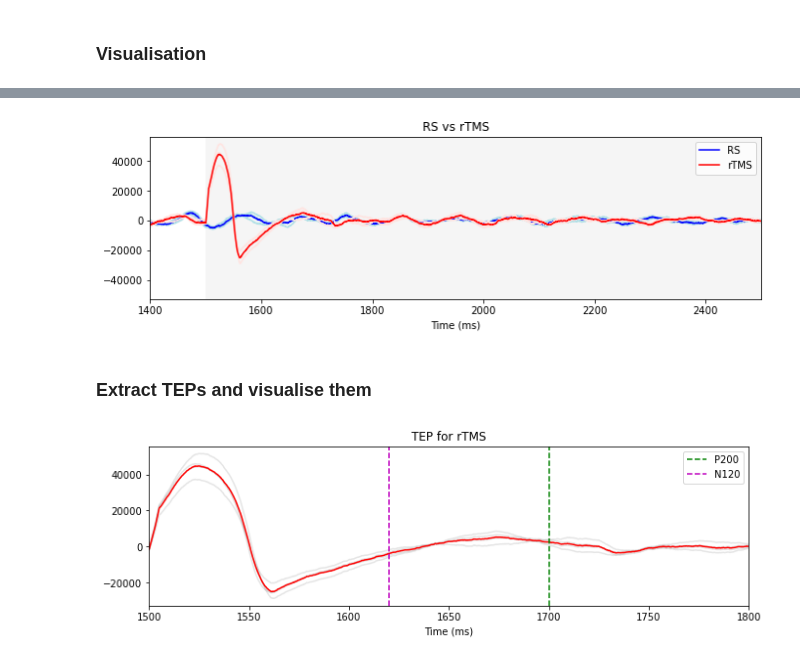
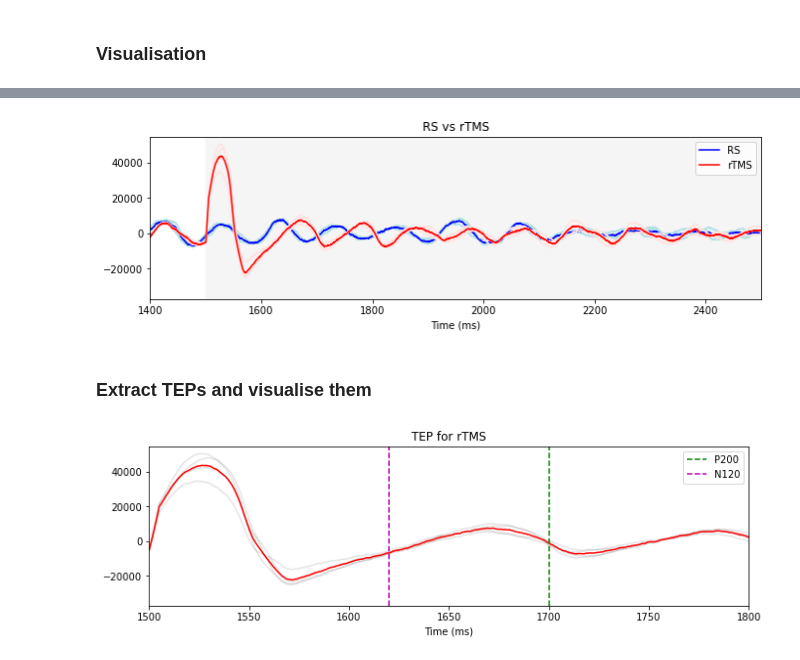
Before and after one commit to anujanegi/TMS-simulation, a Jupyter notebook: TMS_Simulation.ipynb, the cells around one changed output, grey strips where cells are left out. Drawn from its saved outputs; the diff is of its cells as text; code cells hidden in the pictures.

```diff
--- a/TMS_Simulation.ipynb
+++ b/TMS_Simulation.ipynb
@@ -163,3 +186,5 @@ The simulation took 40.1s to run
+# %%
+tms_data_baseline_corrected = baseline_correction(tms_data)
 # %% [markdown]
 ### Visualisation
 # %%
@@ -181,14 +206,15 @@ TMS simulation:
 # %%
 # RS vs TMS
-plot_eeg_comparison(rs_data['eeg'], tms_data['eeg'], duration, 'RS vs rTMS', ['RS', 'rTMS'])
+# plot_eeg_comparison(rs_data['eeg'], tms_data['eeg'], duration, 'RS vs rTMS', ['RS', 'rTMS'])
+plot_eeg_comparison(rs_data['eeg'], tms_data_baseline_corrected['eeg'], duration, 'RS vs rTMS', ['RS', 'rTMS'])
 # %% [output]
-[figure, old version]
+[figure, new version]
 # %% [markdown]
 ### Extract TEPs and visualise them
 # %%
-plot_TEP(tms_data['eeg'], stimulus='rTMS')
+plot_TEP(tms_data_baseline_corrected['eeg'], stimulus='rTMS')
 # %% [output]
-[figure, old version]
+[figure, new version]
 # %%
 time_stamps = [1450, 1500, 1520, 1540, 1560, 1580, 1600, 1650, 1700, 1750]
 plot_activity_on_brain(default_cortex.vertices,default_cortex.triangles,default_cortex.region_mapping, rs_data['tavg'], time_stamps, "Resting state - temporal average")
```
Also changed, not shown: parts of 8 cells of this notebook.
